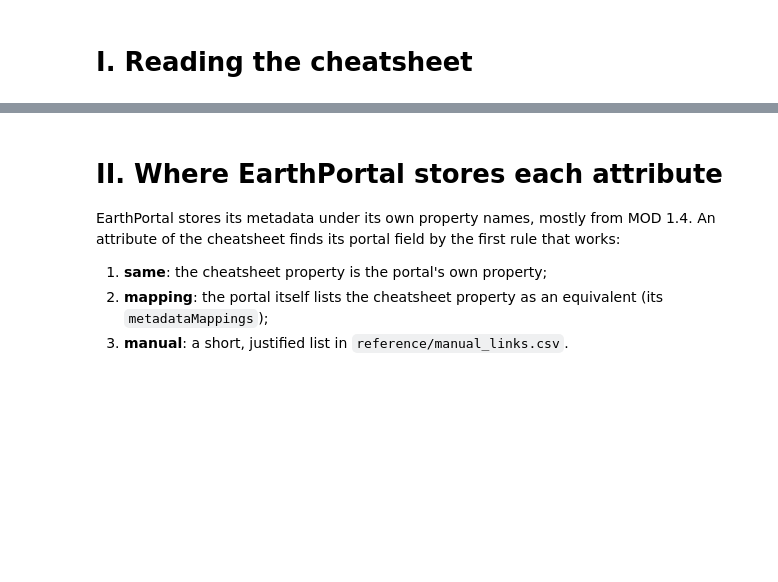
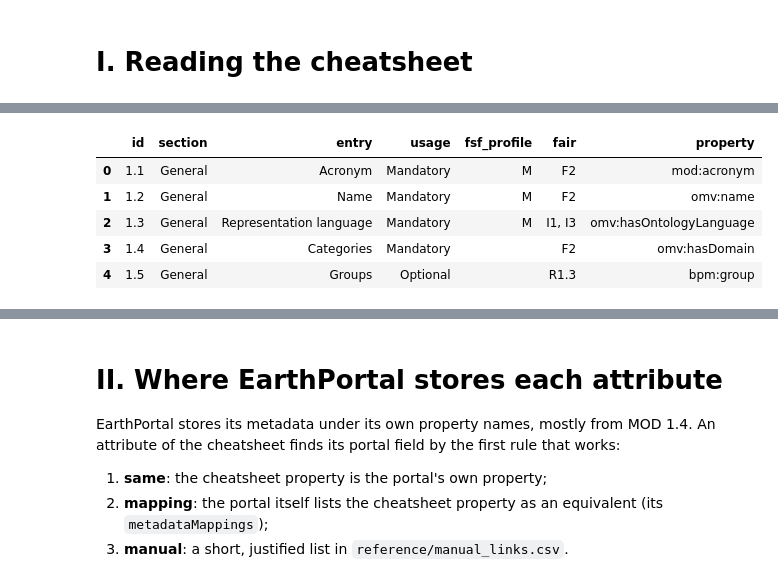
Before and after one commit to EarthPortal/SA_Management, a Jupyter notebook: earthportal_sa_audit/04_guideline_vs_ofaire.ipynb, the cells around one changed output, grey strips where cells are left out. Saved outputs shown, nothing was run; the diff lists cells and outputs as text; code cells hidden in the pictures; blank space fills up the shorter version.

```diff
--- a/earthportal_sa_audit/04_guideline_vs_ofaire.ipynb
+++ b/earthportal_sa_audit/04_guideline_vs_ofaire.ipynb
@@ -47,0 +111,37 @@ Name: count, dtype: int64
+# %%
+# We read the cheatsheet (Report 1, a LaTeX file) line by line and keep one row per attribute.
+# A table row of the cheatsheet looks like:   1.7 & Status & M & R & A2 & \propb{omv:status} \\
+# A section title looks like:                 \textbf{\color{dtnavy}1. General}
+
+# ROW recognises a table row and captures its six columns, from left to right:
+#   (1) the number, e.g. 1.7        (2) the attribute name, e.g. Status
+#   (3) the usage: M, R or O         (4) the FsF level        (5) the FAIR sub-principles
+#   (6) the property written inside \propb{...}, e.g. omv:status
+ROW = re.compile(r"^\s*(\d+\.\d+) & (.+?) & ([MRO]) & (.+?) & (.+?) & \\propb\{([^}]+)\}")
+
+# SECTION recognises a section title and captures its name, e.g. General
+SECTION = re.compile(r"\\color\{dtnavy\}\d+\. ([^}]+)\}")
+
+# The usage letters of the cheatsheet, written in full
+USAGE = {"M": "Mandatory", "R": "Recommended", "O": "Optional"}
+
+entries = []        # one dictionary per attribute, filled by the loop below
+section = ""        # the section we are in; it changes each time a title is met
+
+for line in CHEATSHEET.read_text(encoding="utf-8").splitlines():   # each line of the .tex file, in order
+    if (s := SECTION.search(line)):            # is there a section title anywhere in this line?
+        section = s.group(1)                   # yes: remember it for the rows that follow
+    elif (r := ROW.match(line)):               # otherwise, does the line start like a table row?
+        entries.append({
+            "id": r.group(1),                                        # e.g. "1.7"
+            "section": section,                                      # the last title met, e.g. "General"
+            "entry": r.group(2),                                     # e.g. "Status"
+            "usage": USAGE[r.group(3)],                              # "M" becomes "Mandatory"
+            "fsf_profile": r.group(4).replace("--", ""),             # a dash means "none": empty text
+            "fair": re.sub(r"\\added\{([^}]*)\}", r"\1", r.group(5)).replace("--", ""),   # \added{A1} becomes A1
+            "property": r.group(6).replace("dcterms:", "dct:"),      # same prefix as the portal and O'FAIRe
+        })
+
+guideline = pd.DataFrame(entries)              # the list of dictionaries becomes a table
+print(f"{len(guideline)} attributes read from the cheatsheet")
+guideline.usage.value_counts()                 # how many Mandatory, Recommended and Optional
@@ -47,0 +155,10 @@ Name: count, dtype: int64
+# %%
+# Quick inspection of our Metadata Guideline table
+guideline.head()
+# %% [output]
+|  | id | section | entry | usage | fsf_profile | fair | property |
+| 0 | 1.1 | General | Acronym | Mandatory | M | F2 | mod:acronym |
+| 1 | 1.2 | General | Name | Mandatory | M | F2 | omv:name |
+| 2 | 1.3 | General | Representation language | Mandatory | M | I1, I3 | omv:hasOntologyLanguage |
+| 3 | 1.4 | General | Categories | Mandatory |  | F2 | omv:hasDomain |
+| 4 | 1.5 | General | Groups | Optional |  | R1.3 | bpm:group |
```
Also changed, not shown: parts of 21 cells of this notebook, 4 other files.
